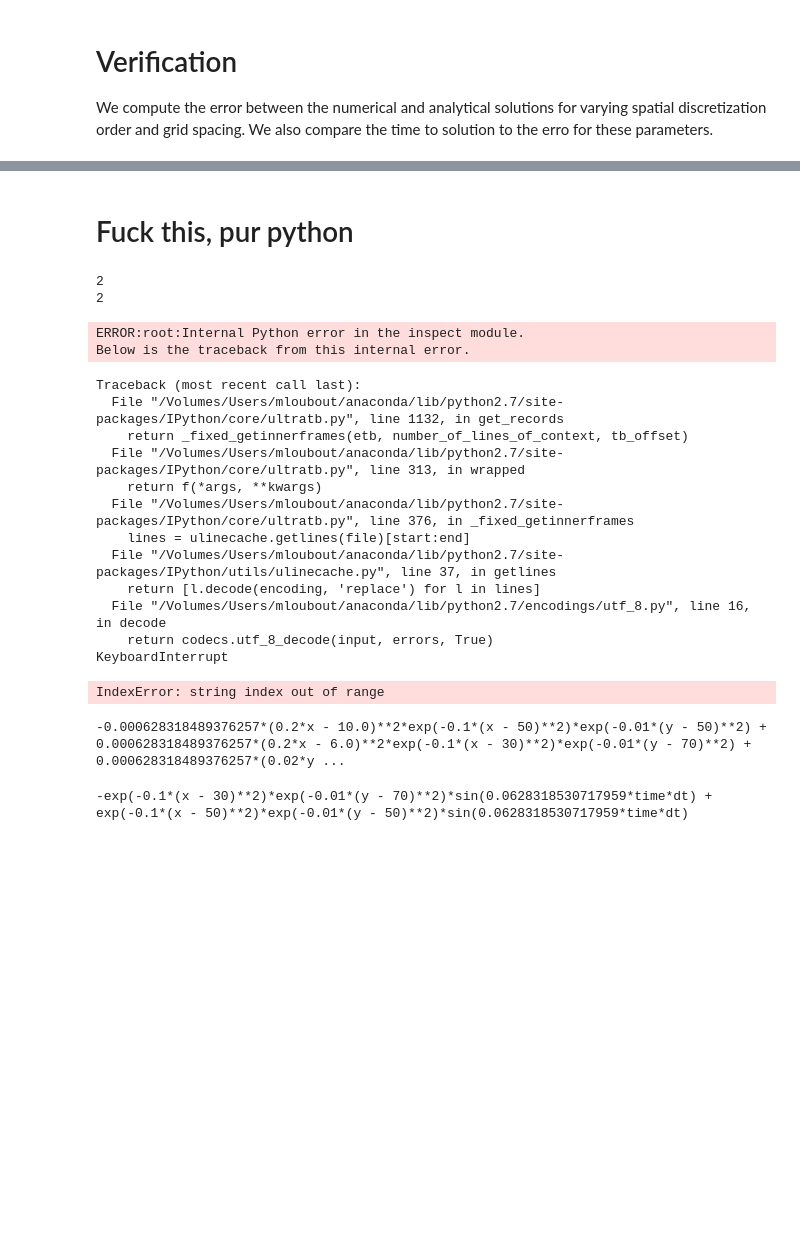
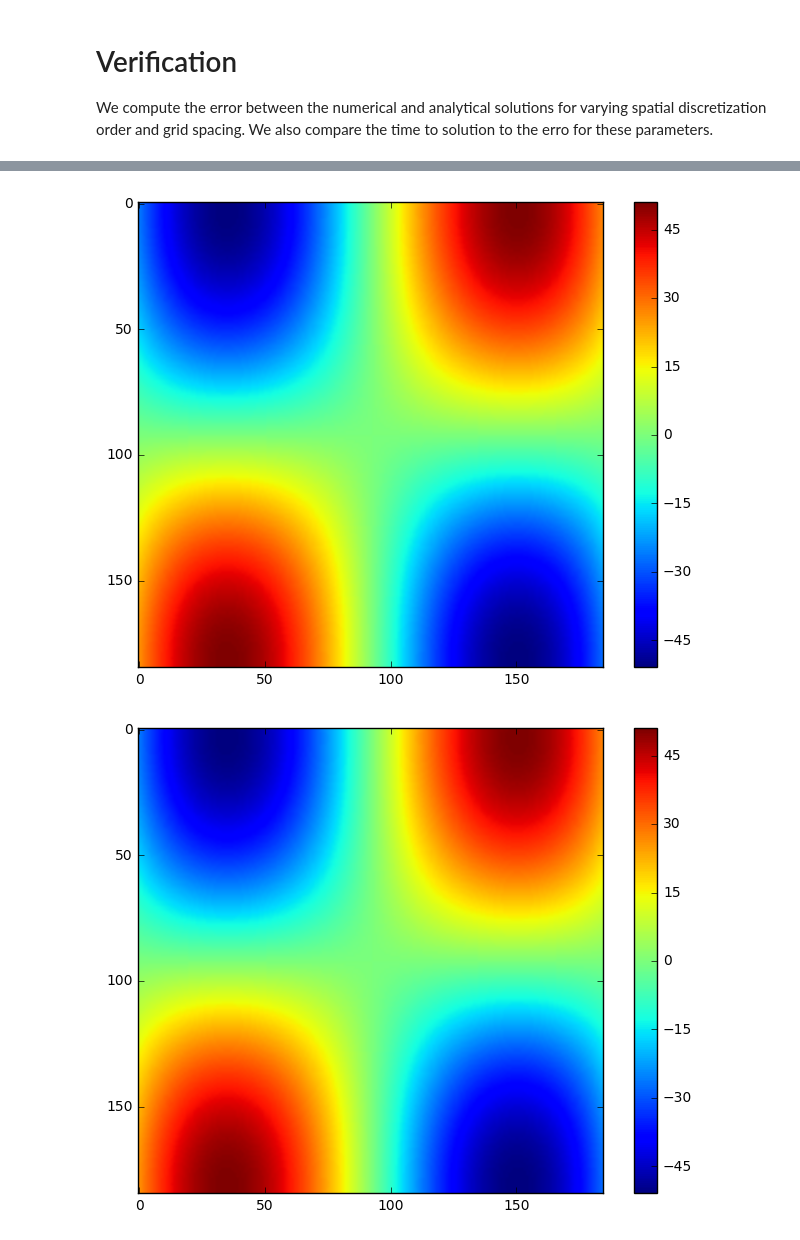
Before and after one commit to gamdow/devito, a Jupyter notebook: examples/seismic/acoustic/Verification.ipynb, the cells around one changed output, grey strips where cells are left out. Saved outputs shown, nothing was run; the diff lists cells and outputs as text; code cells hidden in the pictures; blank space fills up the shorter version.

```diff
--- a/examples/seismic/acoustic/Verification.ipynb
+++ b/examples/seismic/acoustic/Verification.ipynb
@@ -203,2 +182,0 @@ plt.show()
-# %% [markdown]
-# Fuck this, pur python
@@ -211,36 +183,17 @@ def source(xx, yy, t):
-# %%
-upython = np.zeros((nt, nn, nn))
-
-for ti in range(2,nt-1):
-    print(ti)
-    upython[ti, 1:-2, 1:-2] = ((2 - dt**2 * 2) * upython[ti-1, 1:-2, 1:-2] - upython[ti-2, 1:-2, 1:-2] +
-                       dt**2 * (upython[ti-1, 2:-1, 1:-2] + upython[ti-1, 1:-2, 2:-1] +
-                                upython[ti-1, 0:-3, 1:-2] + upython[ti-1, 1:-2, 0:-3]))
-    print(ti)
-    upython[ti, :,:] = upython[ti, :, :] + dt**2 * source(range(1, nn-1), range(1,nn-1), ti)
-# %% [output]
-2
-2
-ERROR:root:Internal Python error in the inspect module.
-Below is the traceback from this internal error.
-Traceback (most recent call last):
-  File "/Volumes/Users/mloubout/anaconda/lib/python2.7/site-packages/IPython/core/ultratb.py", line 1132, in get_records
-    return _fixed_getinnerframes(etb, number_of_lines_of_context, tb_offset)
-  File "/Volumes/Users/mloubout/anaconda/lib/python2.7/site-packages/IPython/core/ultratb.py", line 313, in wrapped
-    return f(*args, **kwargs)
-  File "/Volumes/Users/mloubout/anaconda/lib/python2.7/site-packages/IPython/core/ultratb.py", line 376, in _fixed_getinnerframes
-    lines = ulinecache.getlines(file)[start:end]
-  File "/Volumes/Users/mloubout/anaconda/lib/python2.7/site-packages/IPython/utils/ulinecache.py", line 37, in getlines
-    return [l.decode(encoding, 'replace') for l in lines]
-  File "/Volumes/Users/mloubout/anaconda/lib/python2.7/encodings/utf_8.py", line 16, in decode
-    return codecs.utf_8_decode(input, errors, True)
-KeyboardInterrupt
-IndexError: string index out of range
-# %%
-source(range(1, nn-1), range(1,nn-1), 2)
-# %% [output]
--0.000628318489376257*(0.2*x - 10.0)**2*exp(-0.1*(x - 50)**2)*exp(-0.01*(y - 50)**2) + 0.000628318489376257*(0.2*x - 6.0)**2*exp(-0.1*(x - 30)**2)*exp(-0.01*(y - 70)**2) + 0.000628318489376257*(0.02*y ...
-# %%
-sol
-# %% [output]
--exp(-0.1*(x - 30)**2)*exp(-0.01*(y - 70)**2)*sin(0.0628318530717959*time*dt) + exp(-0.1*(x - 50)**2)*exp(-0.01*(y - 50)**2)*sin(0.0628318530717959*time*dt)
+# %%
+ti=nt-1
+plt.figure()
+plt.imshow(u2.data[ti, 2*spc:-2*spc, 2*spc:-2*spc])
+plt.colorbar()
+plt.show()
+plt.figure()
+plt.imshow(analy2.data[ti, 2*spc:-2*spc, 2*spc:-2*spc])
+plt.colorbar()
+plt.show()
+plt.figure()
+plt.imshow(u2.data[ti, 2*spc:-2*spc, 2*spc:-2*spc] - analy2.data[ti, 2*spc:-2*spc, 2*spc:-2*spc])
+plt.colorbar()
+plt.show()
+# %% [output]
+[figure, added]
+[figure, added]
```
Also changed, not shown: parts of 16 cells of this notebook.
